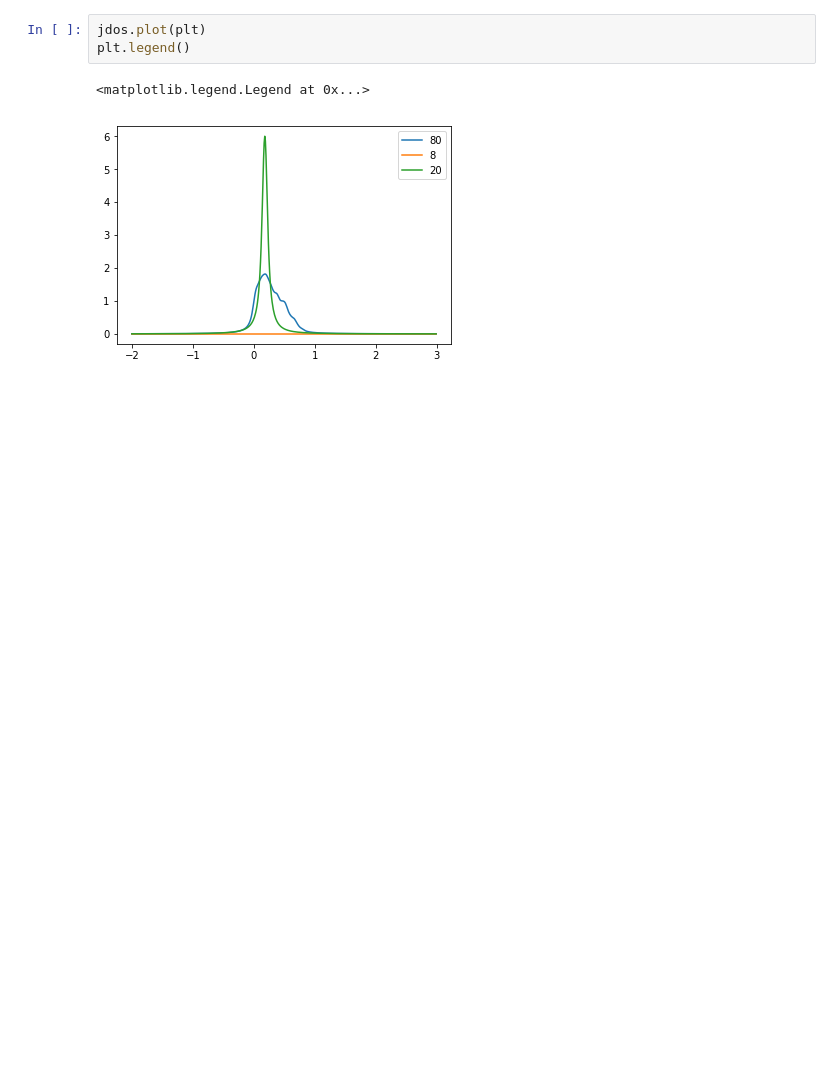
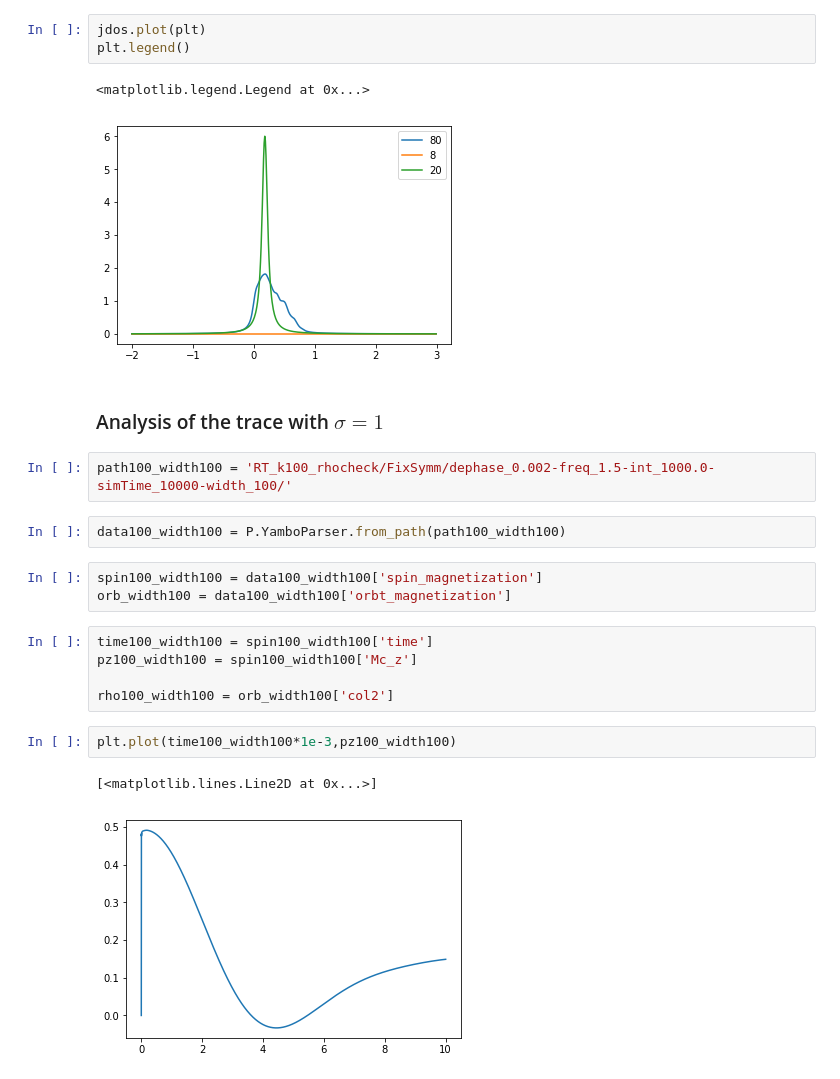
Before and after one commit to marcodalessandro76/Generation-and-decay-of-the-degree-of-spin-polarization-in-GaAs, a Jupyter notebook: ANALYSIS_Plots.ipynb, the cells around one changed output. Cells and saved outputs as stored; diff of their text form; blank space fills up the shorter version.

```diff
--- a/ANALYSIS_Plots.ipynb
+++ b/ANALYSIS_Plots.ipynb
@@ -930,3 +930,22 @@ plt.legend()
 # %% [output]
 <matplotlib.legend.Legend at 0x...>
 [figure]
+# %% [markdown]
+### Analysis of the trace with $\sigma = 1$
+# %%
+path100_width100 = 'RT_k100_rhocheck/FixSymm/dephase_0.002-freq_1.5-int_1000.0-simTime_10000-width_100/'
+# %%
+data100_width100 = P.YamboParser.from_path(path100_width100)
+# %%
+spin100_width100 = data100_width100['spin_magnetization']
+orb_width100 = data100_width100['orbt_magnetization']
+# %%
+time100_width100 = spin100_width100['time']
+pz100_width100 = spin100_width100['Mc_z']
+
+rho100_width100 = orb_width100['col2']
+# %%
+plt.plot(time100_width100*1e-3,pz100_width100)
+# %% [output]
+[<matplotlib.lines.Line2D at 0x...>]
+[figure, added]
```
Also changed, not shown: parts of 1 cell of this notebook, 1 other file.
